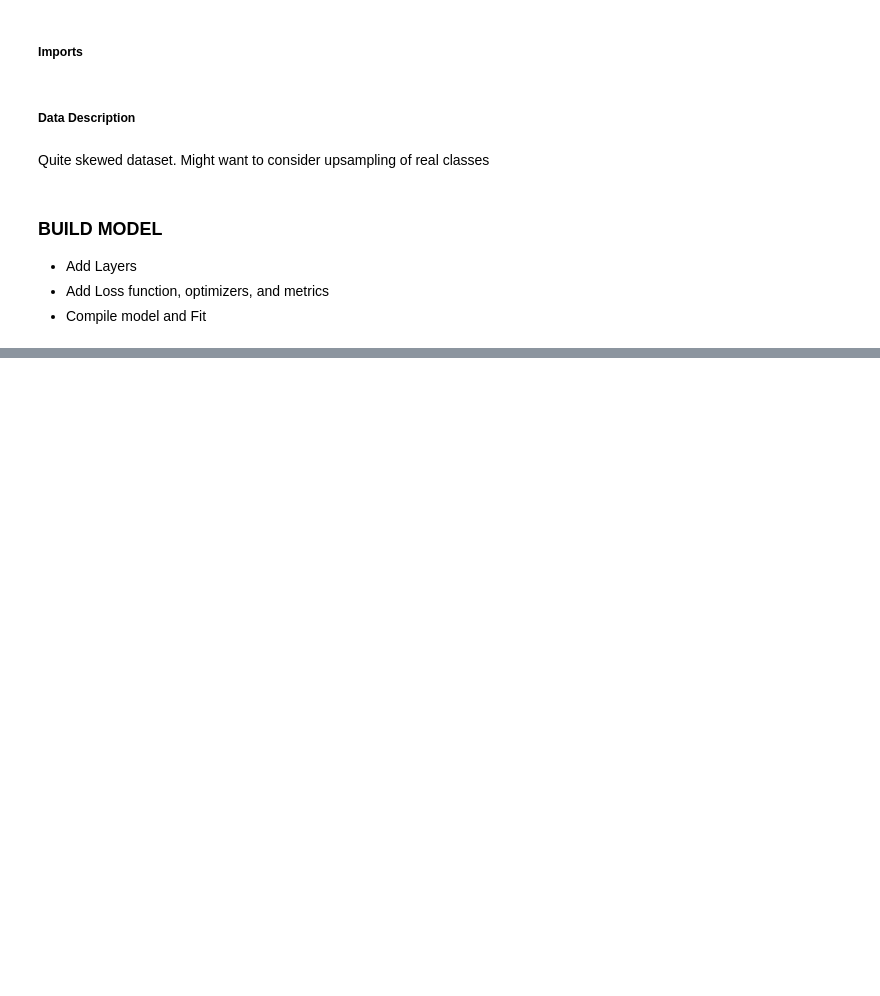
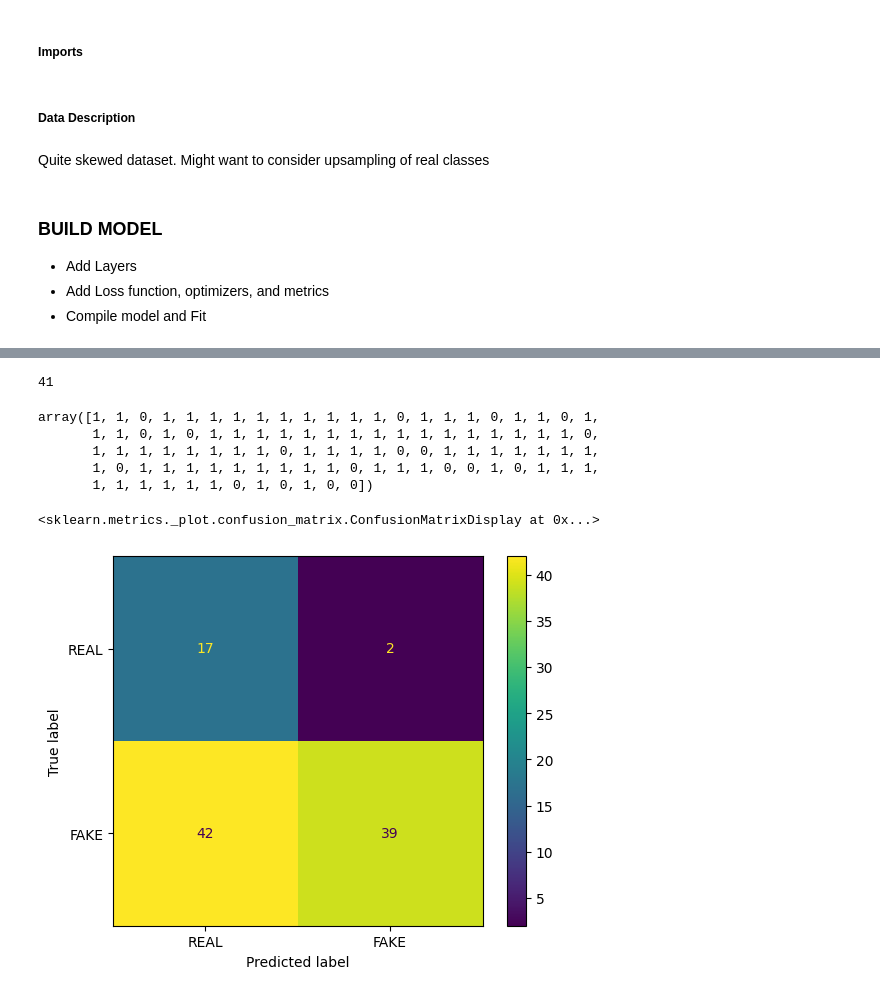
Before and after one commit to Extbech/Deep-Fake-Detection, a Jupyter notebook: DP_challenge.ipynb, the cells around one changed output, grey strips where cells are left out. Cells and saved outputs as stored; diff of their text form; code cells hidden in the pictures; blank space fills up the shorter version.

```diff
--- a/DP_challenge.ipynb
+++ b/DP_challenge.ipynb
@@ -129,0 +214,2 @@ model_3D.summary()
+# %%
+test_m.fit(vid_arr_col, y[:vid_arr_col.shape[0]],epochs=10, batch_size=10, verbose=2, class_weight=class_weights)
@@ -129,0 +238,2 @@ model_3D.summary()
+# %%
+pred_y = test_m.predict(vid_arr_col)
@@ -129,0 +262,4 @@ model_3D.summary()
+# %%
+actual_y = np.argmax(y[:vid_arr_col.shape[0]], axis=1)
+pred_y = np.argmax(pred_y, axis=1)
+print(classification_report(actual_y, pred_y, digits=3))
@@ -129,0 +275,20 @@ model_3D.summary()
+# %%
+pred_y.sum()
+# %% [output]
+41
+# %%
+actual_y
+# %% [output]
+array([1, 1, 0, 1, 1, 1, 1, 1, 1, 1, 1, 1, 1, 0, 1, 1, 1, 0, 1, 1, 0, 1,
+       1, 1, 0, 1, 0, 1, 1, 1, 1, 1, 1, 1, 1, 1, 1, 1, 1, 1, 1, 1, 1, 0,
+       1, 1, 1, 1, 1, 1, 1, 1, 0, 1, 1, 1, 1, 0, 0, 1, 1, 1, 1, 1, 1, 1,
+       1, 0, 1, 1, 1, 1, 1, 1, 1, 1, 1, 0, 1, 1, 1, 0, 0, 1, 0, 1, 1, 1,
+       1, 1, 1, 1, 1, 1, 0, 1, 0, 1, 0, 0])
+# %%
+cfm = confusion_matrix(actual_y, pred_y)
+# %%
+disp = ConfusionMatrixDisplay(confusion_matrix=cfm, display_labels= ["REAL", "FAKE"])
+disp.plot()
+# %% [output]
+<sklearn.metrics._plot.confusion_matrix.ConfusionMatrixDisplay at 0x...>
+[figure, added]
```
Also changed, not shown: parts of 25 cells of this notebook, 2 other files.
